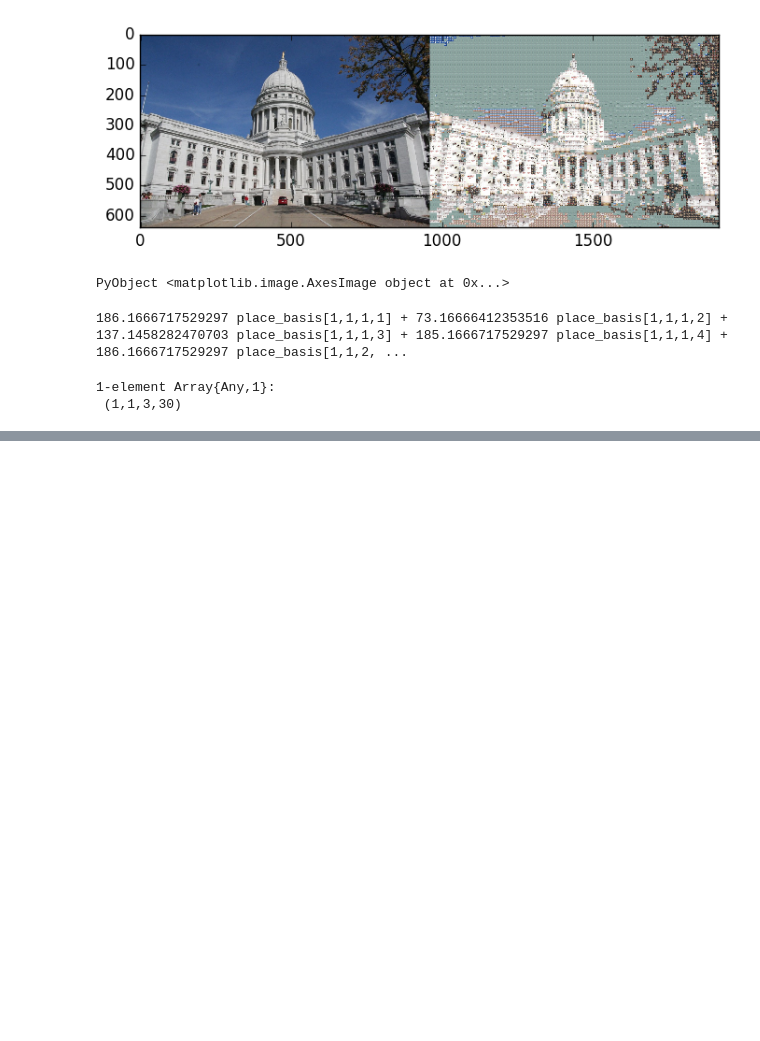
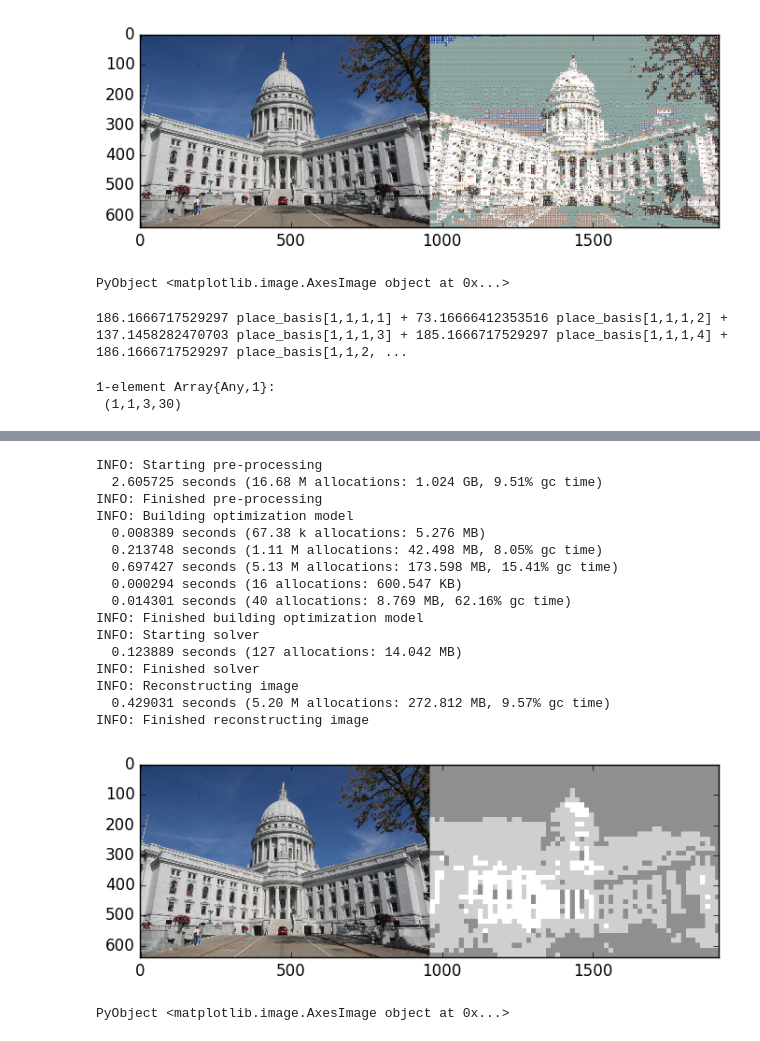
Before and after one commit to saraghav/ECE524_FinalProject, a Jupyter notebook: main_lp_ananth.ipynb, the cells around one changed output, grey strips where cells are left out. Drawn from its saved outputs; the diff is of its cells as text; code cells hidden in the pictures; blank space fills up the shorter version.

```diff
--- a/main_lp_ananth.ipynb
+++ b/main_lp_ananth.ipynb
@@ -8,9 +8,9 @@ include("./common_functions.jl")
 
 # image_files = get_image_files("./beer1800")
 # image_files = get_image_files("./lowres_flowers_set")
-# image_files = get_image_files("./grayscale")
+image_files = get_image_files("./grayscale")
 # image_files = get_image_files("./music0500")
-image_files = get_image_files("./small_set")
+# image_files = get_image_files("./small_set")
 # image_files = get_image_files("./small_set_2")
 # image_files = get_image_files("./avengers")
 
@@ -41,7 +41,7 @@ test_image = test_images_mat[5] # wisconsin state capitol
 
 # range of basis downscaling to be considered
 # downscaling = 1 means do not downscale
-desired_downscaling = 4
+desired_downscaling = 3
 
 max_downscaling_height = floor( log2(size(images_mat[1],1)) )
 max_downscaling_width = floor( log2(size(images_mat[1],2)) )
@@ -172,15 +172,15 @@ function calculate_mean_errors(test_image, images_mat, downscaling)
     return mean_errors, possible_bases_for_grid_location
 end
 
-@time mean_errors, possible_bases_for_grid_location = calculate_mean_errors(test_image, images_mat, downscaling)
+# @time mean_errors, possible_bases_for_grid_location = calculate_mean_errors(test_image, images_mat, downscaling)
 
 # sanity check
-for h_grid in 1:h_grid_test_image
-    for w_grid in 1:w_grid_test_image
-        if (length(possible_bases_for_grid_location[h_grid, w_grid]) == 0)
-            println("ERROR: no possible bases for location = ", (h_grid, w_grid))
-        end
-    end
-end
+# for h_grid in 1:h_grid_test_image
+#     for w_grid in 1:w_grid_test_image
+#         if (length(possible_bases_for_grid_location[h_grid, w_grid]) == 0)
+#             println("ERROR: no possible bases for location = ", (h_grid, w_grid))
+#         end
+#     end
+# end
 
 ;
@@ -296,0 +341,24 @@ chosen_bases = [ ind2sub(opt_place_basis, nonzero_indices[i]) for i in 1:length(
+# %%
+λ = 0
+mosaic_image = lp_formulation(test_image, images_mat, downscaling, λ)
+
+imshow([test_image mosaic_image])
+# %% [output]
+INFO: Starting pre-processing
+  2.605725 seconds (16.68 M allocations: 1.024 GB, 9.51% gc time)
+INFO: Finished pre-processing
+INFO: Building optimization model
+  0.008389 seconds (67.38 k allocations: 5.276 MB)
+  0.213748 seconds (1.11 M allocations: 42.498 MB, 8.05% gc time)
+  0.697427 seconds (5.13 M allocations: 173.598 MB, 15.41% gc time)
+  0.000294 seconds (16 allocations: 600.547 KB)
+  0.014301 seconds (40 allocations: 8.769 MB, 62.16% gc time)
+INFO: Finished building optimization model
+INFO: Starting solver
+  0.123889 seconds (127 allocations: 14.042 MB)
+INFO: Finished solver
+INFO: Reconstructing image
+  0.429031 seconds (5.20 M allocations: 272.812 MB, 9.57% gc time)
+INFO: Finished reconstructing image
+[figure, added]
+PyObject <matplotlib.image.AxesImage object at 0x...>
```
Also changed, not shown: parts of 5 cells of this notebook.
